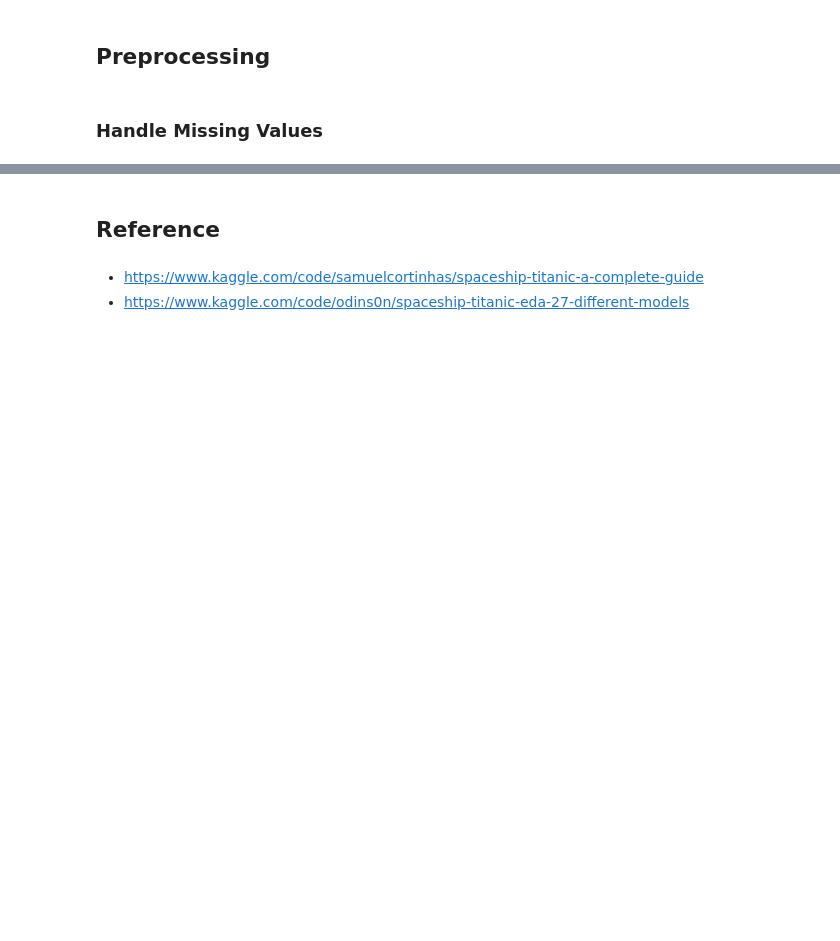
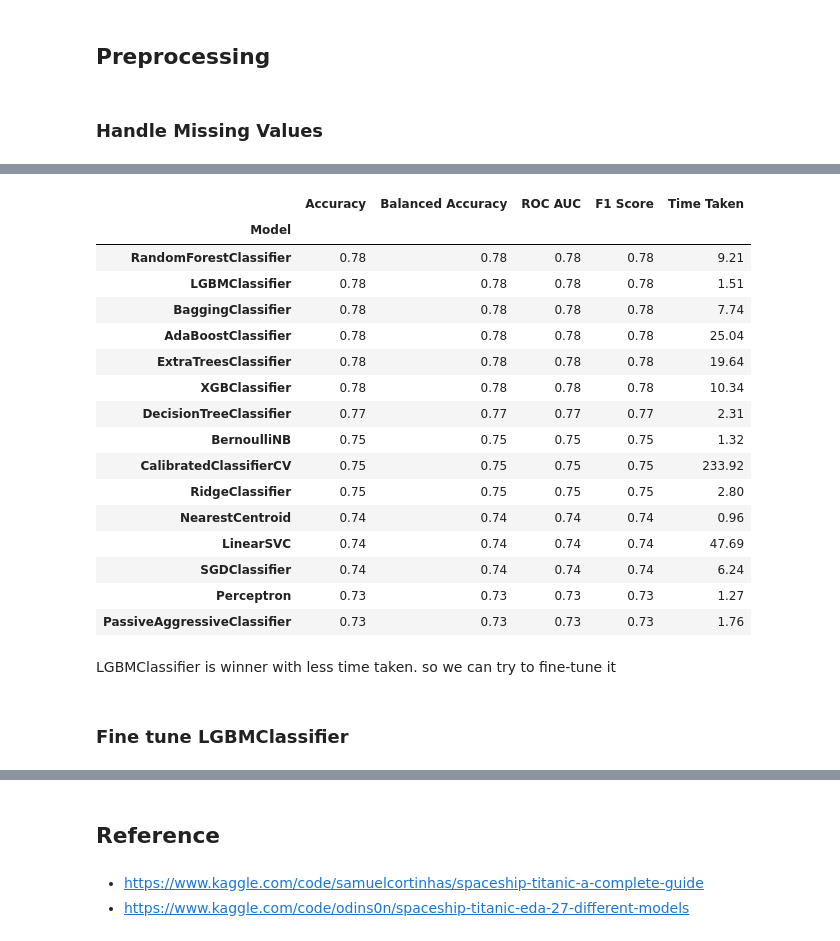
Before and after one commit to vivekpatel99/Spaceship-Titanic-using-ML-ANN, a Jupyter notebook: spaceship-titanic-using-ML-ANN.ipynb, the cells around one changed output, grey strips where cells are left out. Saved outputs shown, nothing was run; the diff lists cells and outputs as text; code cells hidden in the pictures; blank space fills up the shorter version.

```diff
--- a/spaceship-titanic-using-ML-ANN.ipynb
+++ b/spaceship-titanic-using-ML-ANN.ipynb
@@ -292,0 +402,3 @@ The default value of numeric_only in DataFrame.corr is deprecated. In a future v
+# %%
+X = spaceship_titanic_df.drop(labels=['Transported'], axis=1)
+y = spaceship_titanic_df.Transported
@@ -292,0 +412,2 @@ The default value of numeric_only in DataFrame.corr is deprecated. In a future v
+# %%
+X_preprocessed = preprocerssor.fit_transform(X)
@@ -292,0 +420,6 @@ The default value of numeric_only in DataFrame.corr is deprecated. In a future v
+# %%
+X_train, X_valid, y_train, y_valid = train_test_split(X_preprocessed,y,
+test_size=0.2,
+shuffle=True,
+random_state=42
+)
@@ -292,0 +454,3 @@ The default value of numeric_only in DataFrame.corr is deprecated. In a future v
+# %%
+lazy_clf =LazyClassifier(verbose=0,ignore_warnings=True, custom_metric=None)
+models, predictions = lazy_clf.fit(X_train, X_valid, y_train, y_valid)
@@ -292,0 +459,24 @@ The default value of numeric_only in DataFrame.corr is deprecated. In a future v
+# %%
+models[:15]
+# %% [output]
+|  | Accuracy | Balanced Accuracy | ROC AUC | F1 Score | Time Taken |
+| Model |  |  |  |  |  |
+| RandomForestClassifier | 0.78 | 0.78 | 0.78 | 0.78 | 9.21 |
+| LGBMClassifier | 0.78 | 0.78 | 0.78 | 0.78 | 1.51 |
+| BaggingClassifier | 0.78 | 0.78 | 0.78 | 0.78 | 7.74 |
+| AdaBoostClassifier | 0.78 | 0.78 | 0.78 | 0.78 | 25.04 |
+| ExtraTreesClassifier | 0.78 | 0.78 | 0.78 | 0.78 | 19.64 |
+| XGBClassifier | 0.78 | 0.78 | 0.78 | 0.78 | 10.34 |
+| DecisionTreeClassifier | 0.77 | 0.77 | 0.77 | 0.77 | 2.31 |
+| BernoulliNB | 0.75 | 0.75 | 0.75 | 0.75 | 1.32 |
+| CalibratedClassifierCV | 0.75 | 0.75 | 0.75 | 0.75 | 233.92 |
+| RidgeClassifier | 0.75 | 0.75 | 0.75 | 0.75 | 2.80 |
+| NearestCentroid | 0.74 | 0.74 | 0.74 | 0.74 | 0.96 |
+| LinearSVC | 0.74 | 0.74 | 0.74 | 0.74 | 47.69 |
+| SGDClassifier | 0.74 | 0.74 | 0.74 | 0.74 | 6.24 |
+| Perceptron | 0.73 | 0.73 | 0.73 | 0.73 | 1.27 |
+| PassiveAggressiveClassifier | 0.73 | 0.73 | 0.73 | 0.73 | 1.76 |
+# %% [markdown]
+LGBMClassifier is winner with less time taken. so we can try to fine-tune it
+# %% [markdown]
+### Fine tune LGBMClassifier
```
Also changed, not shown: parts of 42 cells of this notebook, 2 other files.
